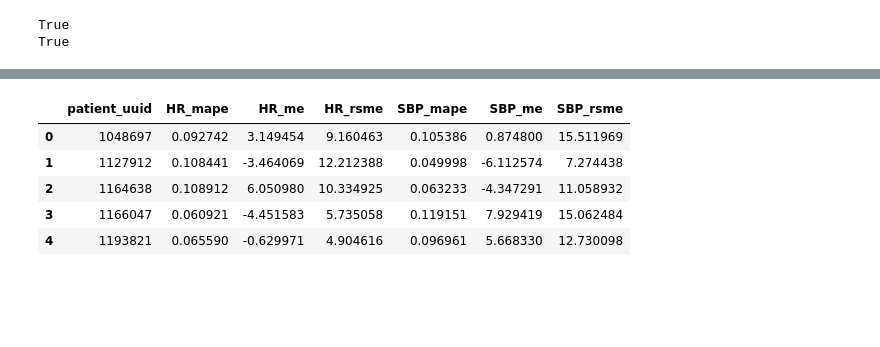
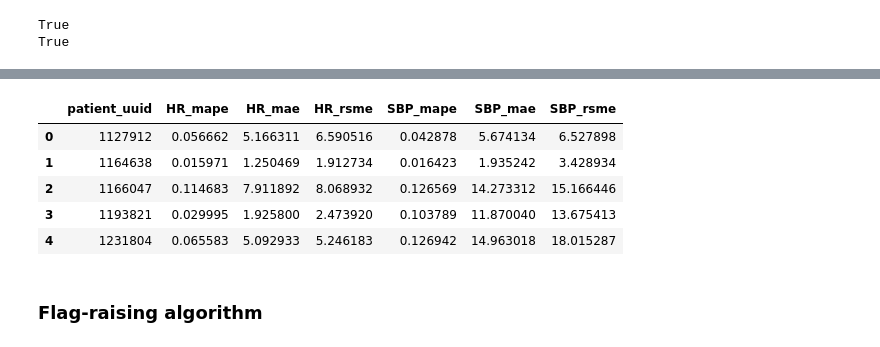
Before and after one commit to PKing70/Sentinel, a Jupyter notebook: VAR/VAR.ipynb, the cells around one changed output, grey strips where cells are left out. Saved outputs shown, nothing was run; the diff lists cells and outputs as text; code cells hidden in the pictures; blank space fills up the shorter version.

Commit message:
added flag df, cleaned notebook

```diff
--- a/VAR/VAR.ipynb
+++ b/VAR/VAR.ipynb
@@ -79,5 +56,9 @@ df_recordings_per_patient2[df_recordings_per_patient2.HR > 450]
+# %%
+# Creates patient list based on the cleaned dataframe.
+patients = df_vitals.patient_uuid.unique()
 # %%
-df_temp1 = df_daily[df_daily.patient_uuid == 36279955]
+# Creates a temporary time series for a patient for testing functions and debugging.
+df_temp1 = df_vitals[df_vitals.patient_uuid == 36279955] #73939445, 36279955, 62596157
 df_temp1.index = pd.DatetimeIndex(df_temp1.timestamp).to_period('D')
 df_temp1 = df_temp1[['HR','SBP']].copy()
 df_temp1.head()
@@ -286,7 +282,18 @@ df_test
 # %%
 def forecast_accuracy(forecast, actual):
+    """
+     Calculates accuracy by calculating mean absolute percentage error, mean absolute error,
+     and root-mean-squared error.
+
+    forecast: forecast dataframe containing the results from a model.
+    actual  : test set of a particular patient, with same dates as the forecast dataframe.
+
+    output  : mape: mean absolute percentage error
+              mae : mean absolute error
+              rsme: root mean square error
+    """
     forecast = forecast.values
     mape = np.mean(np.abs(forecast - actual)/np.abs(actual))  # MAPE
-    me = np.mean(forecast - actual)             # ME
+    mae = np.mean(np.abs(forecast - actual))    # MAE
     rmse = np.mean((forecast - actual)**2)**.5  # RMSE
-    return mape, me, rmse
+    return mape, mae, rmse
@@ -375,35 +388,37 @@ df_daily[df_daily.patient_uuid == patients_over_30[7]].tail(10)
 # %%
+# Runs VAR model on all patients and collects data on accuracy.
 HR_mape = []
-HR_me = []
+HR_mae = []
 HR_rsme = []
 SBP_mape = []
-SBP_me = []
+SBP_mae = []
 SBP_rsme = []
 
-for patient in patients_over_30:
-    results_forecast, results_train, results_test = var_model(patient)
+for patient in patients:
+     results_train, results_test, results_forecast, results_future = var_model(patient)
     accuracy_indicators = forecast_accuracy(results_forecast, results_test)
     HR_mape.append(accuracy_indicators[0][0])
-    HR_me.append(accuracy_indicators[1][0])
+    HR_mae.append(accuracy_indicators[1][0])
     HR_rsme.append(accuracy_indicators[2][0])
     SBP_mape.append(accuracy_indicators[0][1])
-    SBP_me.append(accuracy_indicators[1][1])
+    SBP_mae.append(accuracy_indicators[1][1])
     SBP_rsme.append(accuracy_indicators[2][1])
 # %%
-df_model = pd.DataFrame(columns = ['patient_uuid', 'HR_mape', 'HR_me', 'HR_rsme', 'SBP_mape', 'SBP_me', 'SBP_rsme'])
-df_model.patient_uuid = patients_over_30
+# Creates and populates dataframe containing data on accuracy of the models for each patient.
+df_model = pd.DataFrame(columns = ['patient_uuid', 'HR_mape', 'HR_mae', 'HR_rsme', 'SBP_mape', 'SBP_mae', 'SBP_rsme'])
+df_model.patient_uuid = patients
 df_model.HR_mape = HR_mape
-df_model.HR_me = HR_me
+df_model.HR_mae = HR_mae
 df_model.HR_rsme = HR_rsme
 df_model.SBP_mape = SBP_mape
-df_model.SBP_me = SBP_me
+df_model.SBP_mae = SBP_mae
 df_model.SBP_rsme = SBP_rsme
 
 df_model.head()
 # %% [output]
-|  | patient_uuid | HR_mape | HR_me | HR_rsme | SBP_mape | SBP_me | SBP_rsme |
-| 0 | 1048697 | 0.092742 | 3.149454 | 9.160463 | 0.105386 | 0.874800 | 15.511969 |
-| 1 | 1127912 | 0.108441 | -3.464069 | 12.212388 | 0.049998 | -6.112574 | 7.274438 |
-| 2 | 1164638 | 0.108912 | 6.050980 | 10.334925 | 0.063233 | -4.347291 | 11.058932 |
-| 3 | 1166047 | 0.060921 | -4.451583 | 5.735058 | 0.119151 | 7.929419 | 15.062484 |
-| 4 | 1193821 | 0.065590 | -0.629971 | 4.904616 | 0.096961 | 5.668330 | 12.730098 |
+|  | patient_uuid | HR_mape | HR_mae | HR_rsme | SBP_mape | SBP_mae | SBP_rsme |
+| 0 | 1127912 | 0.056662 | 5.166311 | 6.590516 | 0.042878 | 5.674134 | 6.527898 |
+| 1 | 1164638 | 0.015971 | 1.250469 | 1.912734 | 0.016423 | 1.935242 | 3.428934 |
+| 2 | 1166047 | 0.114683 | 7.911892 | 8.068932 | 0.126569 | 14.273312 | 15.166446 |
+| 3 | 1193821 | 0.029995 | 1.925800 | 2.473920 | 0.103789 | 11.870040 | 13.675413 |
+| 4 | 1231804 | 0.065583 | 5.092933 | 5.246183 | 0.126942 | 14.963018 | 18.015287 |
@@ -409,0 +427,2 @@ df_model.head()
+# %% [markdown]
+### Flag-raising algorithm
```
Also changed, not shown: parts of 46 cells of this notebook, 1 other file.
